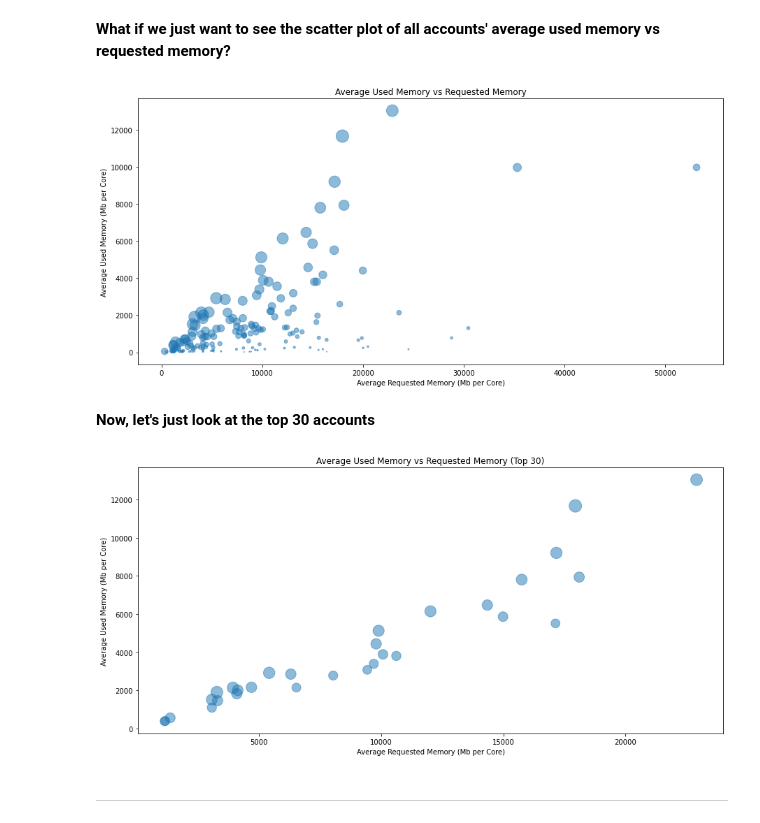
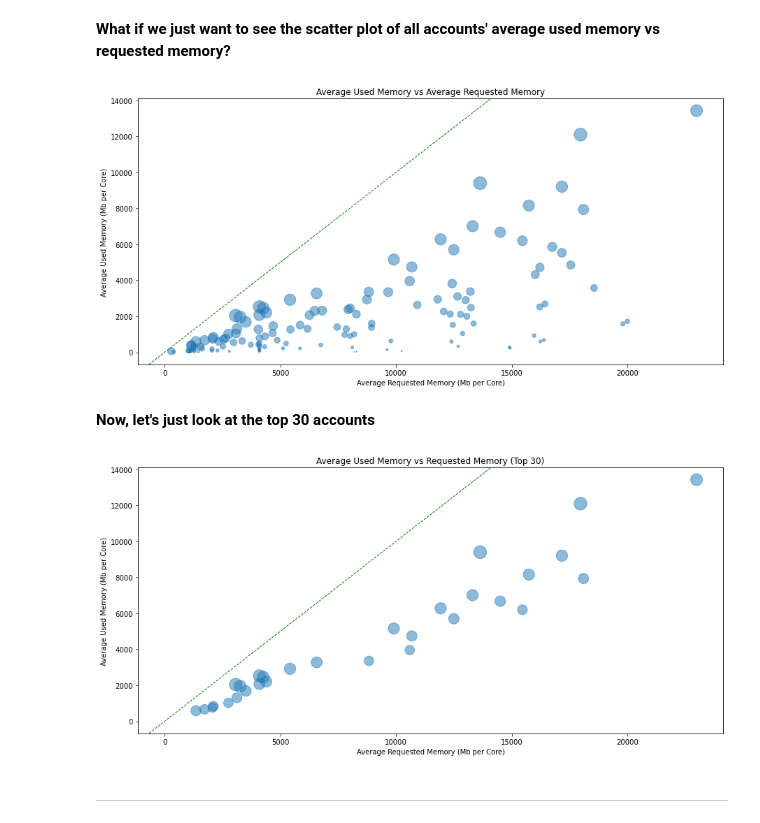
Before and after one commit to nss-data-science-cohort-4/dq2-accre-amd, a Jupyter notebook: notebooks/mr_03_accre_jobs_2020_analysis.ipynb, the cells around one changed output. Cells and saved outputs as stored; diff of their text form; code cells hidden in the pictures.

```diff
--- a/notebooks/mr_03_accre_jobs_2020_analysis.ipynb
+++ b/notebooks/mr_03_accre_jobs_2020_analysis.ipynb
@@ -20,6 +20,8 @@ accre_jobs_2020.head()
 | 2 | 15861125 | treviso | arabella | 1188000 | 1188020 | 1 | 24 | production | COMPLETED | 0 | ... |
 | 3 | 16251645 | treviso | arabella | 1188000 | 1050632 | 1 | 24 | production | COMPLETED | 0 | ... |
 | 4 | 16251646 | treviso | arabella | 1188000 | 1188003 | 1 | 24 | production | COMPLETED | 0 | ... |
+# %%
+accre_jobs_2020 = accre_jobs_2020[(accre_jobs_2020['exitcode_user'] == 0) & (accre_jobs_2020['exitcode_error'] == 0) & (accre_jobs_2020['state'] == 'COMPLETED') & (accre_jobs_2020['partition'] == 'production') & (accre_jobs_2020['used_mb_per_core'] != 0)]
 # %% [markdown]
 Let's have a quick peek at the info for this dataset
 # %%
@@ -128,33 +141,41 @@ plot_1;
 # %% [markdown]
 **What if we just want to see the scatter plot of all accounts' average used memory vs requested memory?**
 # %%
-plt.figure(figsize=(15,7))
-plt.scatter(
+fig, ax = plt.subplots(figsize=(15,7))
+
+ax.scatter(
     memories_df["avg_reqmem_per_core"],
     memories_df["avg_used_mb_per_core"],
     s=memories_df["pct_mem_used_req_per_account"] * 5,
     alpha=0.5
 )
-plt.title("Average Used Memory vs Requested Memory")
+
+ax.axline((0, 0), (10, 10), linewidth=1, color='g', ls="--")
+
+plt.title("Average Used Memory vs Average Requested Memory")
 plt.ylabel("Average Used Memory (Mb per Core)")
 plt.xlabel("Average Requested Memory (Mb per Core)");
 # %% [output]
-[figure, old version]
+[figure, new version]
 # %% [markdown]
 **Now, let's just look at the top 30 accounts**
 # %%
-plt.figure(figsize=(15,7))
-plt.scatter(
+fig, ax = plt.subplots(figsize=(15,7))
+
+ax.scatter(
     memories_df.nlargest(30, "pct_mem_used_req_per_account")["avg_reqmem_per_core"],
     memories_df.nlargest(30, "pct_mem_used_req_per_account")["avg_used_mb_per_core"],
     s=memories_df.nlargest(30, "pct_mem_used_req_per_account")["pct_mem_used_req_per_account"] * 5,
     alpha=0.5
 )
+
+ax.axline((0, 0), (10, 10), linewidth=1, color='g', ls="--")
+
 plt.title("Average Used Memory vs Requested Memory (Top 30)")
 plt.ylabel("Average Used Memory (Mb per Core)")
 plt.xlabel("Average Requested Memory (Mb per Core)");
 # %% [output]
-[figure, old version]
+[figure, new version]
 # %% [markdown]
 ---
 # %% [markdown]
```
Also changed, not shown: parts of 31 cells of this notebook, 1 other file.
